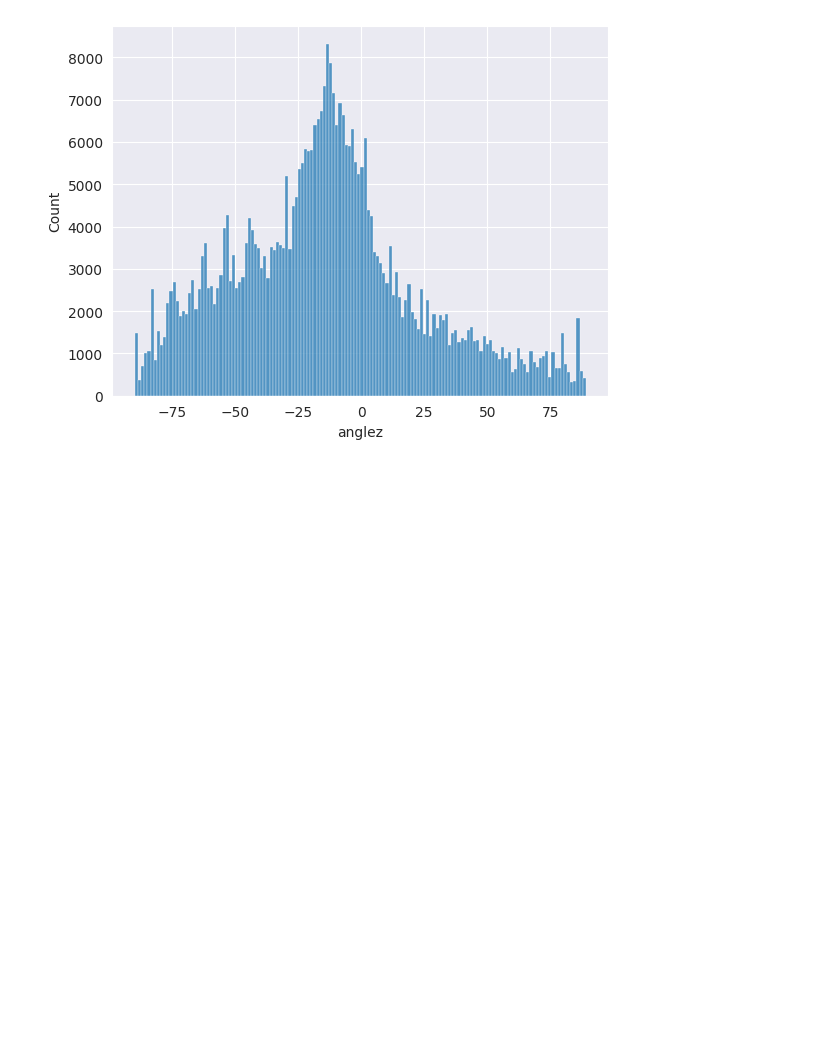
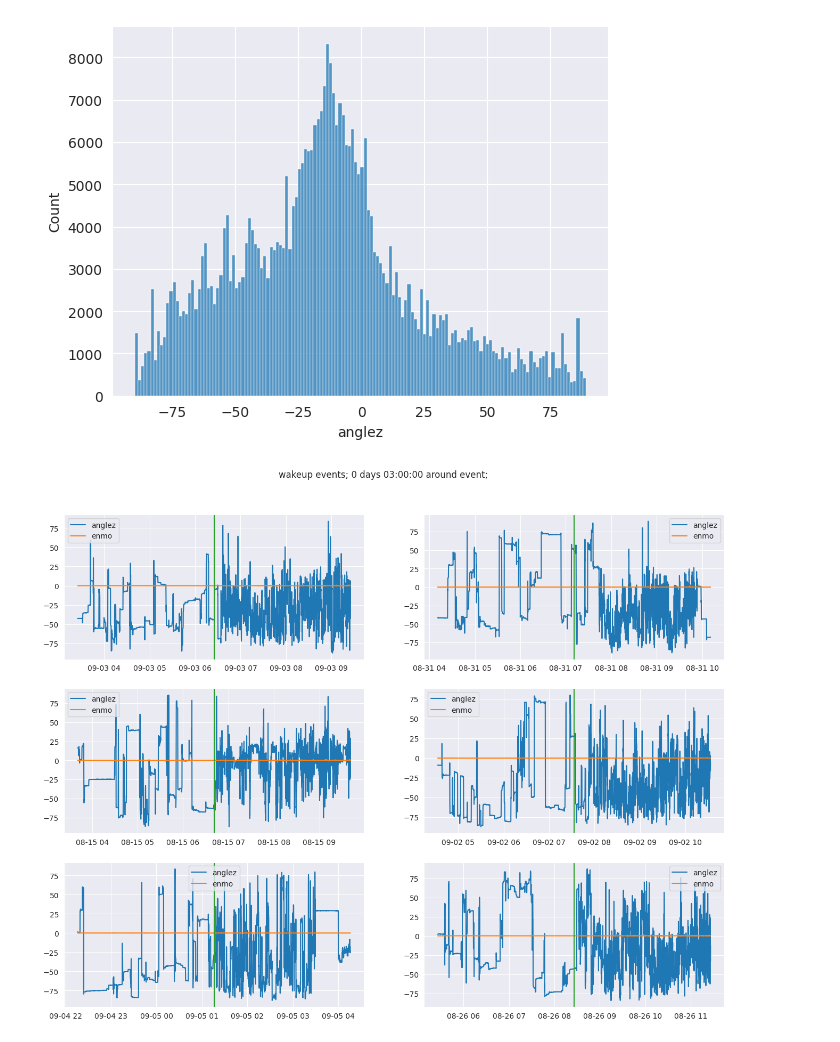
Before and after one commit to RikiTikkiTavi/kaggle-detect_sleep_states, a Jupyter notebook: notebooks/1-EDA.ipynb, the cells around one changed output. Saved outputs shown, nothing was run; the diff lists cells and outputs as text; code cells hidden in the pictures; blank space fills up the shorter version.

```diff
--- a/notebooks/1-EDA.ipynb
+++ b/notebooks/1-EDA.ipynb
@@ -123,3 +132,54 @@ sns.histplot(data=df_series, x="anglez")
 # %% [output]
 <Axes: xlabel='anglez', ylabel='Count'>
 [figure]
+# %%
+import enum
+
+
+class Event(enum.Enum):
+    onset = "onset"
+    wakeup = "wakeup"
+
+
+def plot_series_around_point(
+        t: pd.Timestamp,
+        df_series: pd.DataFrame,
+        ax: plt.Axes,
+        interval_delta: pd.Timedelta
+):
+    t_from = t - interval_delta
+    t_to = t + interval_delta
+    df_interval = df_series.loc[t_from:t_to]
+
+    colors = sns.color_palette()
+
+    ax.plot(df_interval.index, df_interval[COL_ANGLEZ], label=COL_ANGLEZ, color=colors[0])
+    ax.plot(df_interval.index, df_interval[COL_ENMO], label=COL_ENMO, color=colors[1])
+
+    ax.axvline(t, color=colors[2])
+
+    ax.legend()
+
+
+def plot_multiple_events(
+        df_series: pd.DataFrame,
+        interval_delta: pd.Timedelta,
+        event: Event,
+):
+    fig, axs = plt.subplots(nrows=3, ncols=2, figsize=(16, 12))
+    axs = axs.flatten()
+    events_sample = df_series_events.dropna().loc[df_train_events[COL_EVENT] == event.value].sample(n=6)
+    for t, ax in zip(events_sample[COL_TIMESTAMP], axs):
+        plot_series_around_point(
+            t=t,
+            df_series=df_series,
+            ax=ax,
+            interval_delta=interval_delta
+        )
+
+    fig.suptitle(f"{Event.wakeup.value} events; {interval_delta} around event;", y=0.95)
+
+
+plot_multiple_events(df_series, pd.Timedelta(3, unit="h"), event=Event.wakeup)
+# %% [output]
+[figure, added]
```
Also changed, not shown: parts of 15 cells of this notebook, 1 other file.
